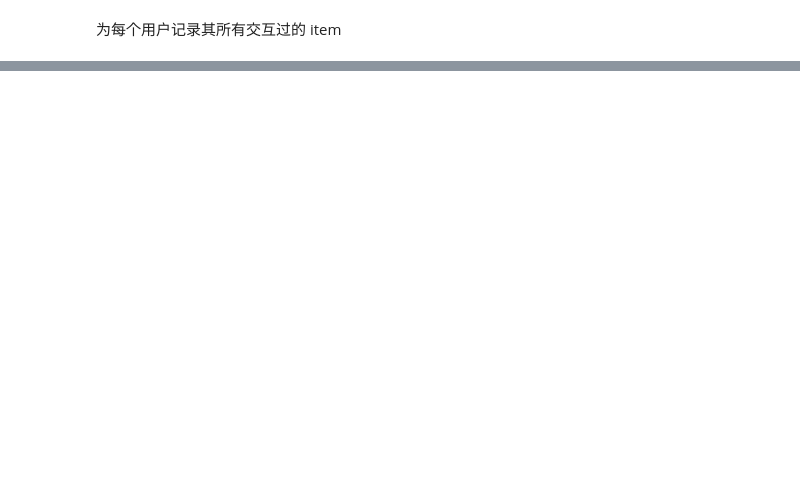
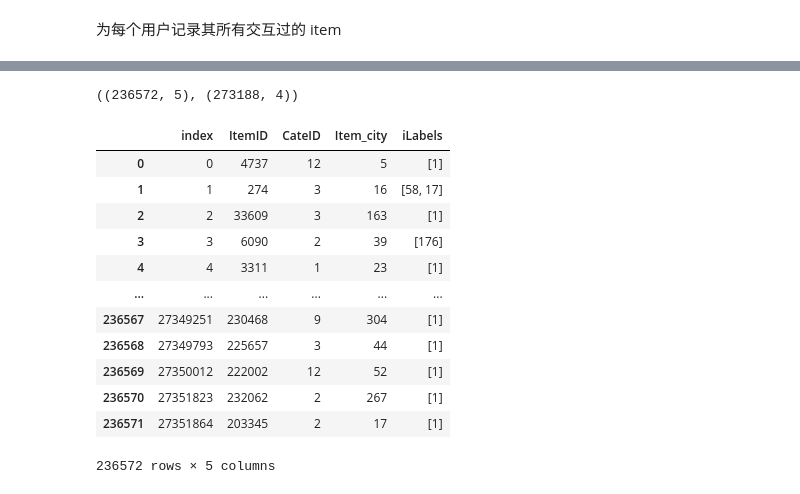
Before and after one commit to 2Mw/RS-Reproduce, a Jupyter notebook: notebooks/fliggy.ipynb, the cells around one changed output, grey strips where cells are left out. Drawn from its saved outputs; the diff is of its cells as text; code cells hidden in the pictures; blank space fills up the shorter version.

```diff
--- a/notebooks/fliggy.ipynb
+++ b/notebooks/fliggy.ipynb
@@ -215,0 +215,4 @@ query_col = USER_NAMES + ['BehaviorType']
+# %%
+# 随机打乱顺序
+behavior = behavior.sample(frac=1).reset_index(drop=True)
+behavior.shape
@@ -215,0 +228,4 @@ query_col = USER_NAMES + ['BehaviorType']
+# %%
+item_data = behavior[['ItemID', 'CateID', 'Item_city', 'iLabels']]
+t = item_data['iLabels'].apply(lambda x: ','.join(list(map(str, x))))
+t
@@ -215,0 +245,27 @@ query_col = USER_NAMES + ['BehaviorType']
+# %%
+item_data = item_data.drop(columns=['iLabels'])
+item_data['iLabels'] = t
+item_data = item_data.drop_duplicates().reset_index(drop=True)
+item_data.shape, items.shape
+# %% [output]
+((236572, 5), (273188, 4))
+# %%
+t = item_data['iLabels'].apply(lambda x: [int(i) for i in x.split(',')])
+item_data = item_data.drop(columns=['iLabels'])
+item_data['iLabels'] = t
+# %%
+item_data
+# %% [output]
+|  | index | ItemID | CateID | Item_city | iLabels |
+| 0 | 0 | 4737 | 12 | 5 | [1] |
+| 1 | 1 | 274 | 3 | 16 | [58, 17] |
+| 2 | 2 | 33609 | 3 | 163 | [1] |
+| 3 | 3 | 6090 | 2 | 39 | [176] |
+| 4 | 4 | 3311 | 1 | 23 | [1] |
+| ... | ... | ... | ... | ... | ... |
+| 236567 | 27349251 | 230468 | 9 | 304 | [1] |
+| 236568 | 27349793 | 225657 | 3 | 44 | [1] |
+| 236569 | 27350012 | 222002 | 12 | 52 | [1] |
+| 236570 | 27351823 | 232062 | 2 | 267 | [1] |
+| 236571 | 27351864 | 203345 | 2 | 17 | [1] |
+236572 rows × 5 columns
```
Also changed, not shown: parts of 13 cells of this notebook.
